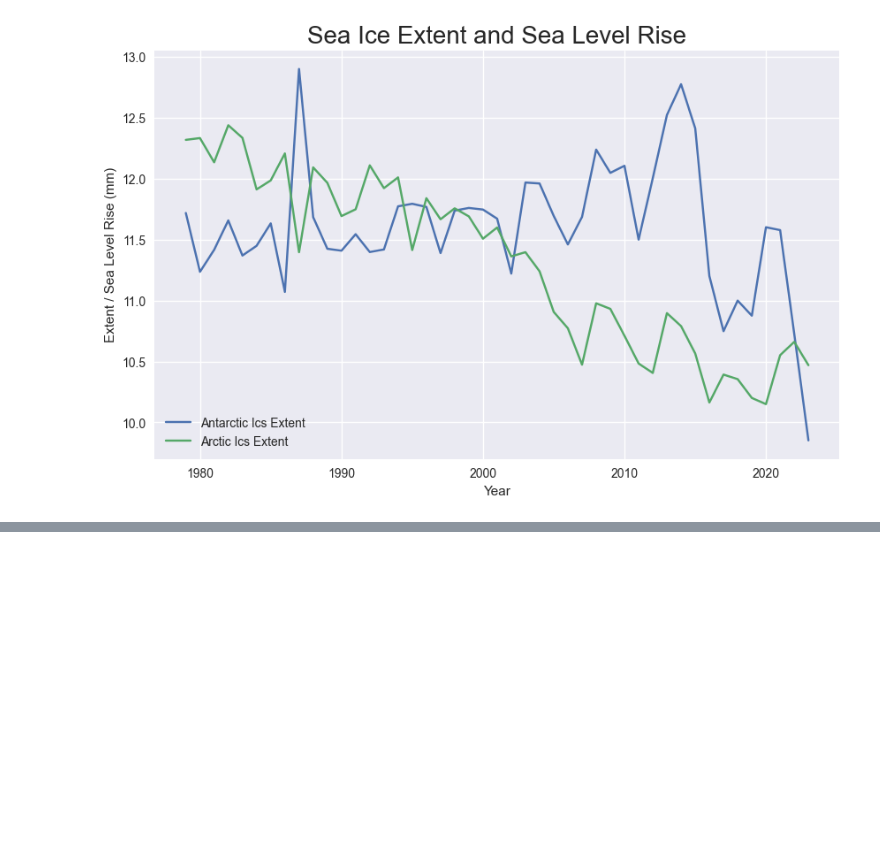
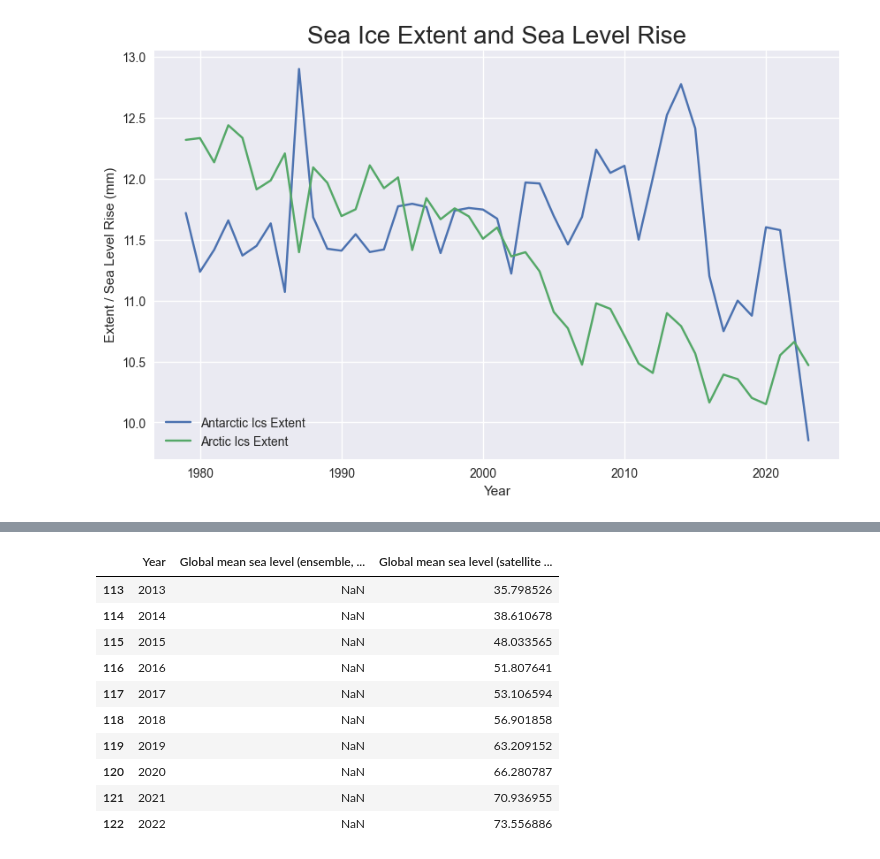
Before and after one commit to dilancroos/ice_extent, a Jupyter notebook: sea_ice.ipynb, the cells around one changed output, grey strips where cells are left out. Saved outputs shown, nothing was run; the diff lists cells and outputs as text; code cells hidden in the pictures; blank space fills up the shorter version.

```diff
--- a/sea_ice.ipynb
+++ b/sea_ice.ipynb
@@ -601,0 +647,17 @@ plt.show()
+# %%
+# remove last 5 rows
+
+sea_level_eea = sea_level_eea.iloc[:-5]
+sea_level_eea.tail(10)
+# %% [output]
+|  | Year | Global mean sea level (ensemble, ... | Global mean sea level (satellite ... |
+| 113 | 2013 | NaN | 35.798526 |
+| 114 | 2014 | NaN | 38.610678 |
+| 115 | 2015 | NaN | 48.033565 |
+| 116 | 2016 | NaN | 51.807641 |
+| 117 | 2017 | NaN | 53.106594 |
+| 118 | 2018 | NaN | 56.901858 |
+| 119 | 2019 | NaN | 63.209152 |
+| 120 | 2020 | NaN | 66.280787 |
+| 121 | 2021 | NaN | 70.936955 |
+| 122 | 2022 | NaN | 73.556886 |
```
Also changed, not shown: parts of 7 cells of this notebook.
